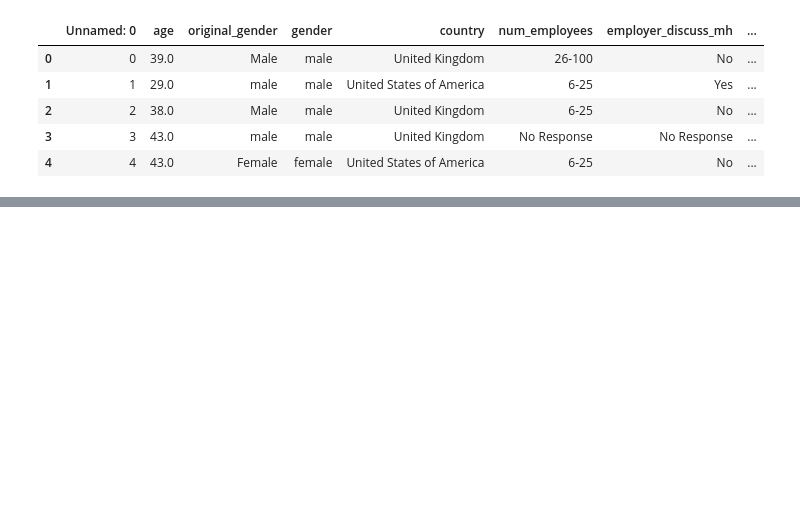
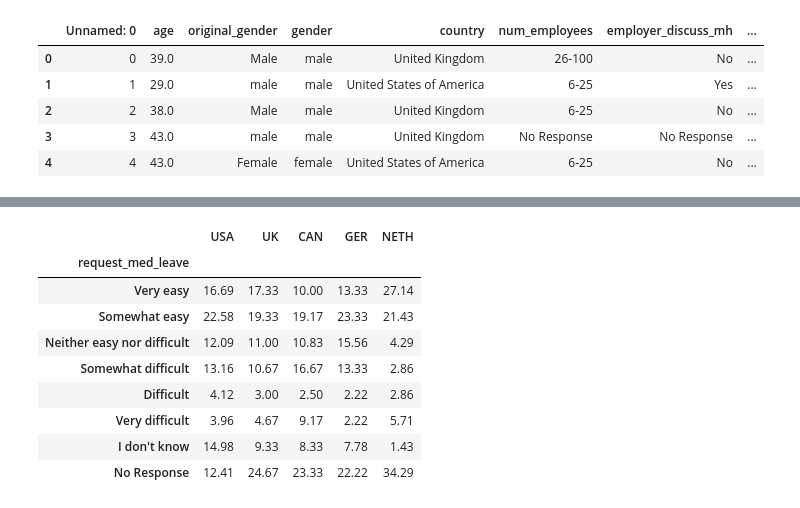
Before and after one commit to SecondHandSushi/Project-1-Mental-Tech, a Jupyter notebook: 2016-2019_demographics.ipynb, the cells around one changed output, grey strips where cells are left out. Drawn from its saved outputs; the diff is of its cells as text; code cells hidden in the pictures; blank space fills up the shorter version.

```diff
--- a/2016-2019_demographics.ipynb
+++ b/2016-2019_demographics.ipynb
@@ -155,0 +128,22 @@ Don't Know           26  2019
+# %%
+#create a dataframe with the percentages per country
+country_pers = pd.DataFrame({"USA": usa_per,
+                "UK": uk_per,
+                "CAN": can_per,
+                "GER": ger_per,
+                "NETH": neth_per
+
+})
+country_pers = country_pers.reindex(["Very easy","Somewhat easy","Neither easy nor difficult","Somewhat difficult","Difficult","Very difficult", "I don't know", "No Response"])
+country_pers
+# %% [output]
+|  | USA | UK | CAN | GER | NETH |
+| request_med_leave |  |  |  |  |  |
+| Very easy | 16.69 | 17.33 | 10.00 | 13.33 | 27.14 |
+| Somewhat easy | 22.58 | 19.33 | 19.17 | 23.33 | 21.43 |
+| Neither easy nor difficult | 12.09 | 11.00 | 10.83 | 15.56 | 4.29 |
+| Somewhat difficult | 13.16 | 10.67 | 16.67 | 13.33 | 2.86 |
+| Difficult | 4.12 | 3.00 | 2.50 | 2.22 | 2.86 |
+| Very difficult | 3.96 | 4.67 | 9.17 | 2.22 | 5.71 |
+| I don't know | 14.98 | 9.33 | 8.33 | 7.78 | 1.43 |
+| No Response | 12.41 | 24.67 | 23.33 | 22.22 | 34.29 |
```
Also changed, not shown: parts of 10 cells of this notebook, 1 other file.
